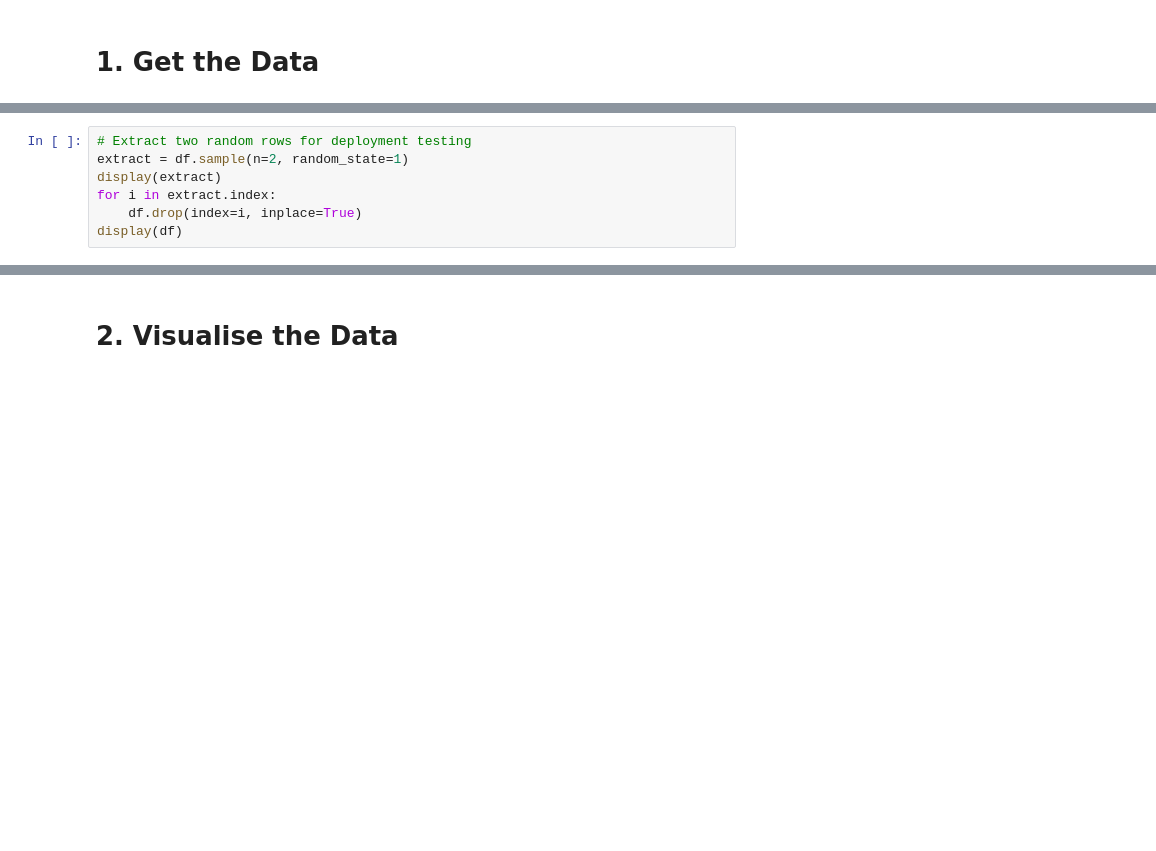
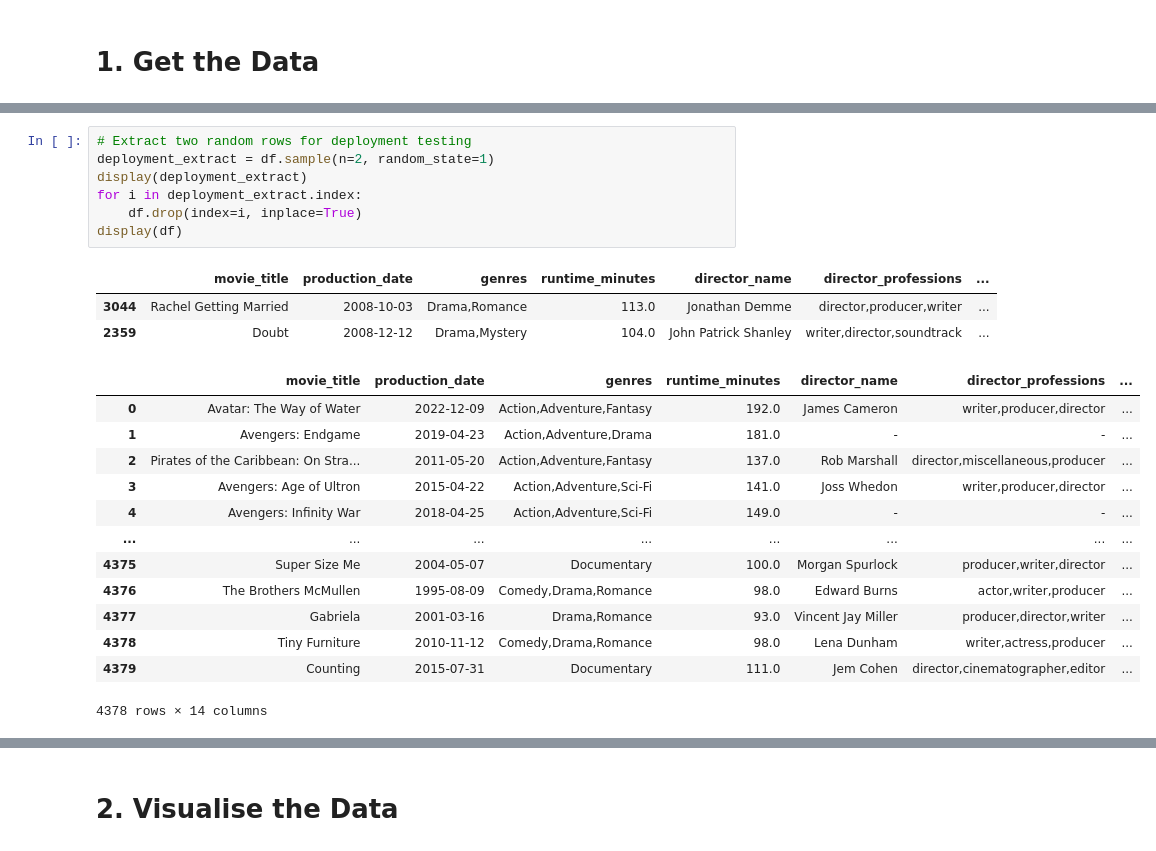
Before and after one commit to sofiaamihan/box-office-analyser, a Jupyter notebook: visuals.ipynb, the cells around one changed output, grey strips where cells are left out. Cells and saved outputs as stored; diff of their text form; blank space fills up the shorter version.

```diff
--- a/visuals.ipynb
+++ b/visuals.ipynb
@@ -33,10 +46,27 @@ display(df)
 # %%
 # Extract two random rows for deployment testing
-extract = df.sample(n=2, random_state=1)
-display(extract)
-for i in extract.index:
+deployment_extract = df.sample(n=2, random_state=1)
+display(deployment_extract)
+for i in deployment_extract.index:
     df.drop(index=i, inplace=True)
 display(df)
+# %% [output]
+|  | movie_title | production_date | genres | runtime_minutes | director_name | director_professions | ... |
+| 3044 | Rachel Getting Married | 2008-10-03 | Drama,Romance | 113.0 | Jonathan Demme | director,producer,writer | ... |
+| 2359 | Doubt | 2008-12-12 | Drama,Mystery | 104.0 | John Patrick Shanley | writer,director,soundtrack | ... |
+|  | movie_title | production_date | genres | runtime_minutes | director_name | director_professions | ... |
+| 0 | Avatar: The Way of Water | 2022-12-09 | Action,Adventure,Fantasy | 192.0 | James Cameron | writer,producer,director | ... |
+| 1 | Avengers: Endgame | 2019-04-23 | Action,Adventure,Drama | 181.0 | - | - | ... |
+| 2 | Pirates of the Caribbean: On Stra... | 2011-05-20 | Action,Adventure,Fantasy | 137.0 | Rob Marshall | director,miscellaneous,producer | ... |
+| 3 | Avengers: Age of Ultron | 2015-04-22 | Action,Adventure,Sci-Fi | 141.0 | Joss Whedon | writer,producer,director | ... |
+| 4 | Avengers: Infinity War | 2018-04-25 | Action,Adventure,Sci-Fi | 149.0 | - | - | ... |
+| ... | ... | ... | ... | ... | ... | ... | ... |
+| 4375 | Super Size Me | 2004-05-07 | Documentary | 100.0 | Morgan Spurlock | producer,writer,director | ... |
+| 4376 | The Brothers McMullen | 1995-08-09 | Comedy,Drama,Romance | 98.0 | Edward Burns | actor,writer,producer | ... |
+| 4377 | Gabriela | 2001-03-16 | Drama,Romance | 93.0 | Vincent Jay Miller | producer,director,writer | ... |
+| 4378 | Tiny Furniture | 2010-11-12 | Comedy,Drama,Romance | 98.0 | Lena Dunham | writer,actress,producer | ... |
+| 4379 | Counting | 2015-07-31 | Documentary | 111.0 | Jem Cohen | director,cinematographer,editor | ... |
+4378 rows × 14 columns
 # %%
 # Reset the index of the dataset, removing the old one
 df = df.reset_index()
```
Also changed, not shown: parts of 59 cells of this notebook, 9 other files.
